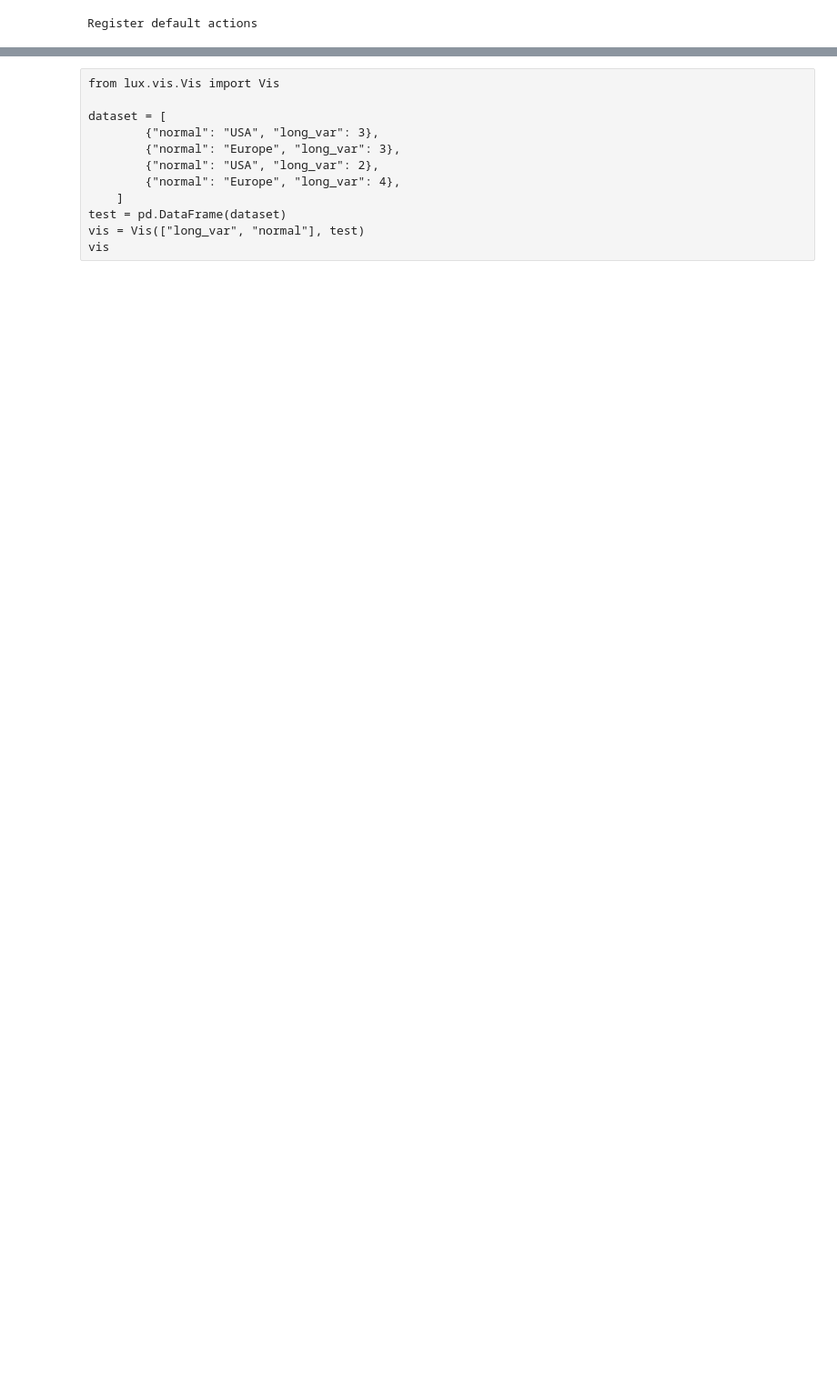
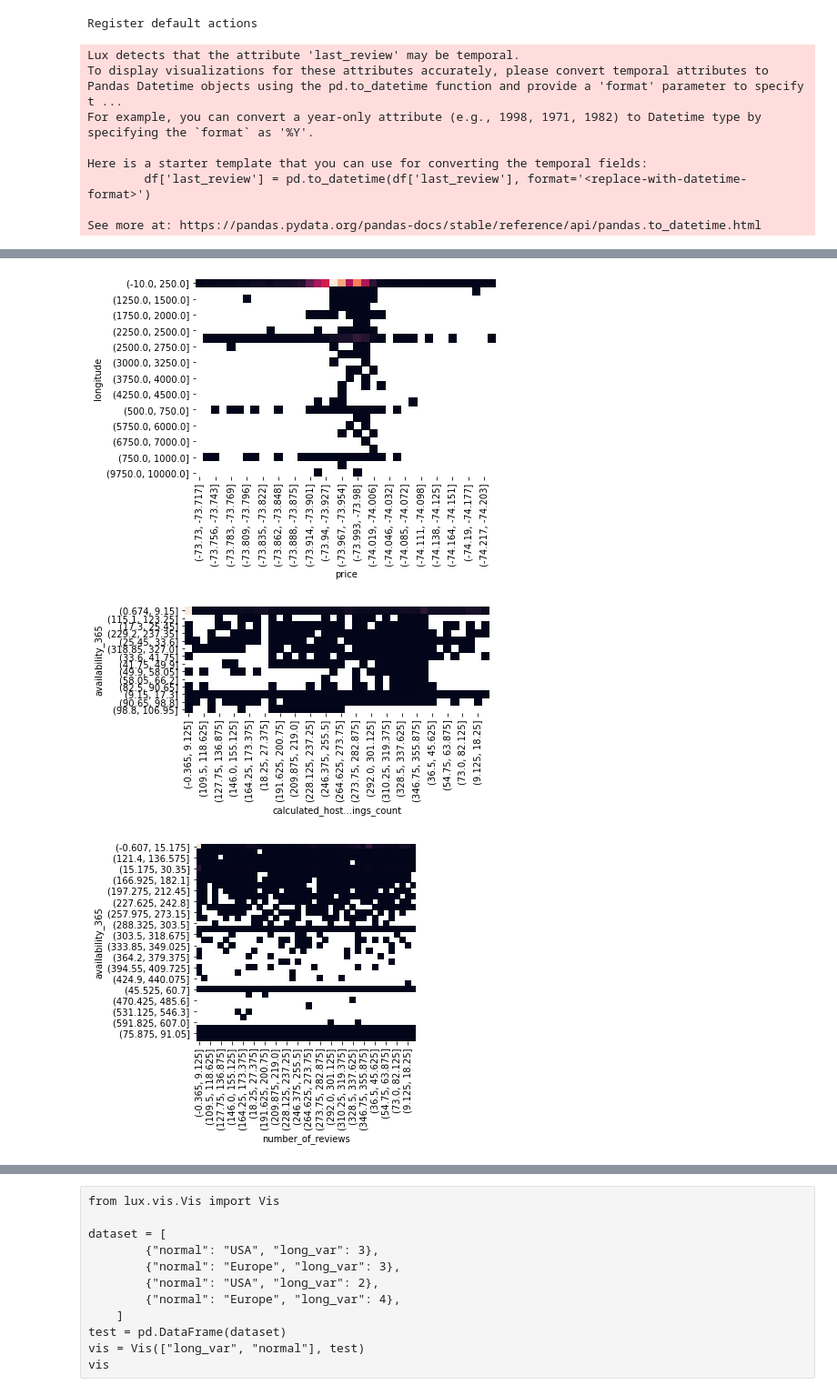
Before and after one commit to lux-org/lux, a Jupyter notebook: examples 14-05-28-947/similarity.ipynb, the cells around one changed output, grey strips where cells are left out. Shown at 91% size. Cells and saved outputs as stored; diff of their text form; code cells hidden in the pictures; blank space fills up the shorter version.

Commit message:
heatmap

```diff
--- a/examples 14-05-28-947/similarity.ipynb
+++ b/examples 14-05-28-947/similarity.ipynb
@@ -7,3 +7,16 @@ from lux.utils.utils import get_filter_specs
 lux.config.default_display = "lux"
 # %% [output]
 Register default actions
+# %%
+df = pd.read_csv("https://raw.githubusercontent.com/lux-org/lux-datasets/master/data/airbnb_nyc.csv")
+
+df
+# %% [output]
+Lux detects that the attribute 'last_review' may be temporal.
+To display visualizations for these attributes accurately, please convert temporal attributes to Pandas Datetime objects using the pd.to_datetime function and provide a 'format' parameter to specify t ...
+For example, you can convert a year-only attribute (e.g., 1998, 1971, 1982) to Datetime type by specifying the `format` as '%Y'.
+
+Here is a starter template that you can use for converting the temporal fields:
+        df['last_review'] = pd.to_datetime(df['last_review'], format='<replace-with-datetime-format>')
+
+See more at: https://pandas.pydata.org/pandas-docs/stable/reference/api/pandas.to_datetime.html
@@ -9,0 +25,3 @@ Register default actions
+[figure, added]
+[figure, added]
+[figure, added]
```
Also changed, not shown: parts of 2 cells of this notebook, 3 other files.
